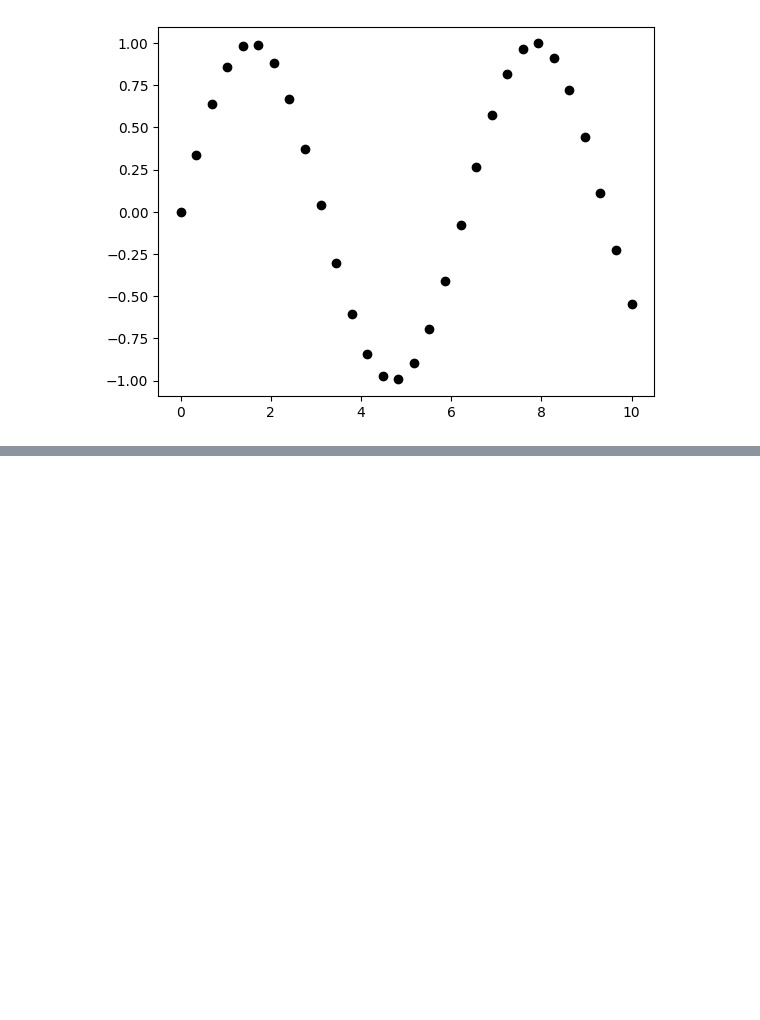
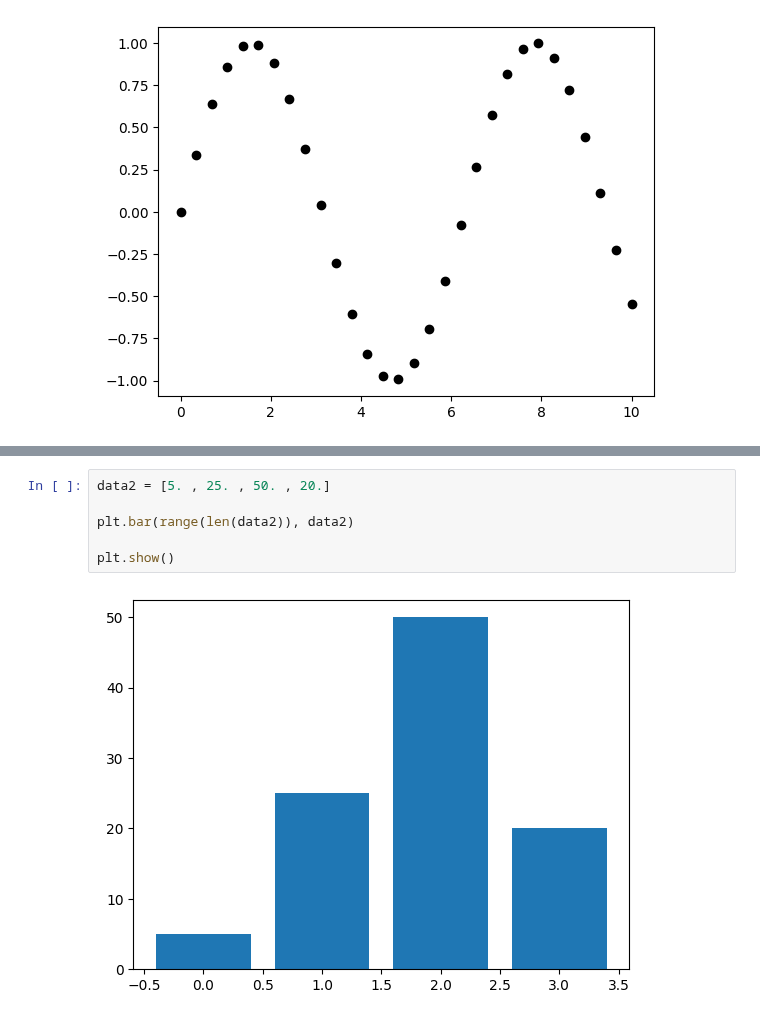
Before and after one commit to flyinacres/kaggle, a Jupyter notebook: matplotlib1.ipynb, the cells around one changed output, grey strips where cells are left out. Cells and saved outputs as stored; diff of their text form; blank space fills up the shorter version.

```diff
--- a/matplotlib1.ipynb
+++ b/matplotlib1.ipynb
@@ -239,0 +246,8 @@ plt.plot(x7, y7, 'o', color = 'black');
+# %%
+data2 = [5. , 25. , 50. , 20.]
+
+plt.bar(range(len(data2)), data2)
+
+plt.show()
+# %% [output]
+[figure, added]
```
Also changed, not shown: parts of 3 cells of this notebook.
